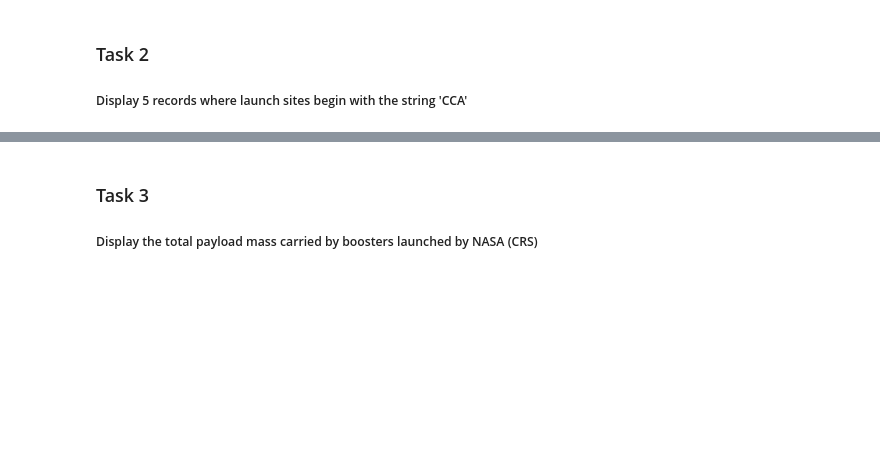
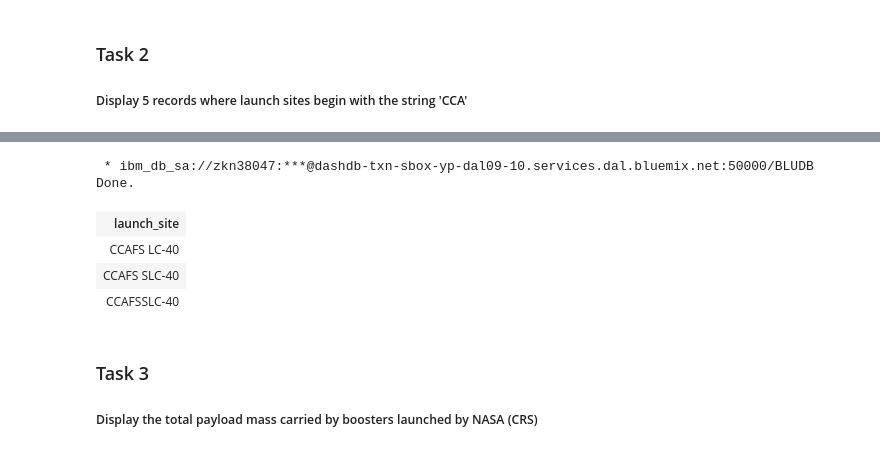
Before and after one commit to jaksaffras/Coursera-IBM-DataScience, a Jupyter notebook: Exploratory Analysis with SQL.ipynb, the cells around one changed output, grey strips where cells are left out. Saved outputs shown, nothing was run; the diff lists cells and outputs as text; code cells hidden in the pictures; blank space fills up the shorter version.

```diff
--- a/Exploratory Analysis with SQL.ipynb
+++ b/Exploratory Analysis with SQL.ipynb
@@ -162,6 +176,18 @@ Done.
 | 2012-05-22 | 07:44:00 | F9 v1.0 B0005 | CCAFS LC-40 | Dragon demo flight C2 | 525 | LEO (ISS) | NASA (COTS) | ... |
 | 2012-10-08 | 00:35:00 | F9 v1.0 B0006 | CCAFS LC-40 | SpaceX CRS-1 | 500 | LEO (ISS) | NASA (CRS) | ... |
 | 2013-03-01 | 15:10:00 | F9 v1.0 B0007 | CCAFS LC-40 | SpaceX CRS-2 | 677 | LEO (ISS) | NASA (CRS) | ... |
+# %%
+%%sql
+SELECT DISTINCT LAUNCH_SITE
+FROM SPACEXDATASET
+WHERE LAUNCH_SITE LIKE 'CCA%'
+# %% [output]
+ * ibm_db_sa://zkn38047:***@dashdb-txn-sbox-yp-dal09-10.services.dal.bluemix.net:50000/BLUDB
+Done.
+| launch_site |
+| CCAFS LC-40 |
+| CCAFS SLC-40 |
+| CCAFSSLC-40 |
 # %% [markdown]
 ### Task 3
 
```
Also changed, not shown: parts of 9 cells of this notebook.
